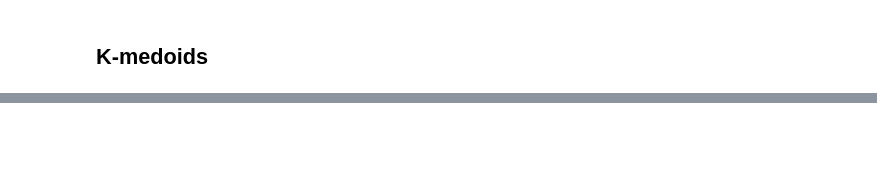
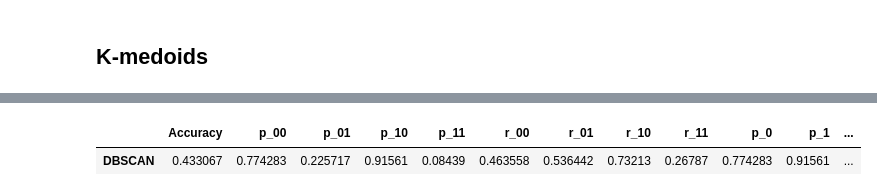
Before and after one commit to sararesta/ML-Homework, a Jupyter notebook: Clustering.ipynb, the cells around one changed output, grey strips where cells are left out. Drawn from its saved outputs; the diff is of its cells as text; code cells hidden in the pictures; blank space fills up the shorter version.

```diff
--- a/Clustering.ipynb
+++ b/Clustering.ipynb
@@ -317,0 +326,6 @@ metrics_kmedoids
+# %%
+metrics_DBSCAN = get_cluster_metrics(labels_kmedoids,y_train,'DBSCAN')
+metrics_DBSCAN
+# %% [output]
+|  | Accuracy | p_00 | p_01 | p_10 | p_11 | r_00 | r_01 | r_10 | r_11 | p_0 | p_1 | ... |
+| DBSCAN | 0.433067 | 0.774283 | 0.225717 | 0.91561 | 0.08439 | 0.463558 | 0.536442 | 0.73213 | 0.26787 | 0.774283 | 0.91561 | ... |
```
Also changed, not shown: parts of 9 cells of this notebook.
